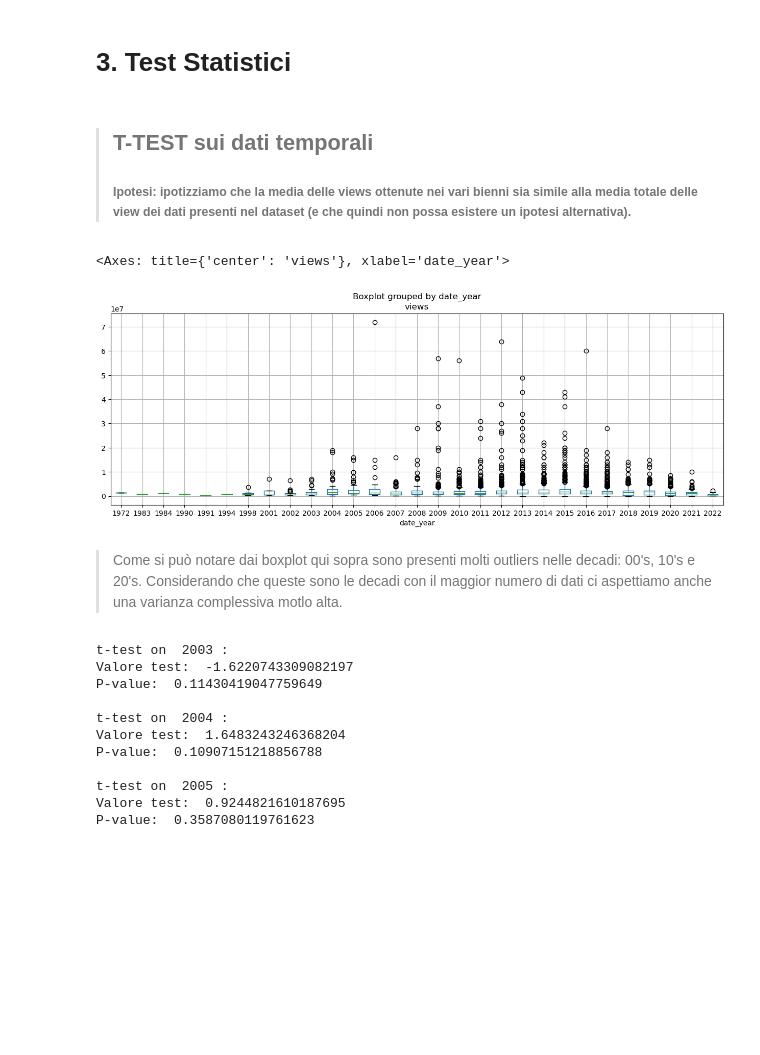
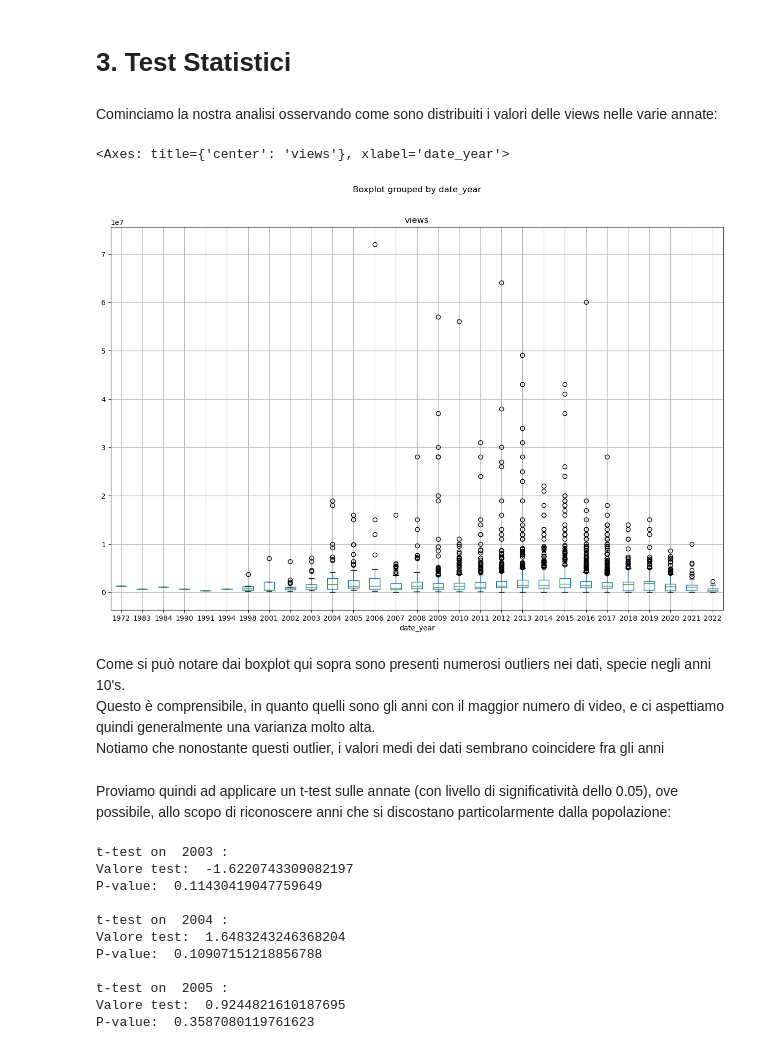
Before and after one commit to InKeaton/DataTed, a Jupyter notebook: data_ted_neo.ipynb, the cells around one changed output. Drawn from its saved outputs; the diff is of its cells as text; code cells hidden in the pictures; blank space fills up the shorter version.

```diff
--- a/data_ted_neo.ipynb
+++ b/data_ted_neo.ipynb
@@ -472,17 +479,17 @@ corr_matrix_fun(daTed, ["views", "likes"], "Matrice di Correlazione fra \n visua
 [figure]
 # %% [markdown]
 # 3. Test Statistici
-# %% [markdown]
->## T-TEST sui dati temporali
->#####  Ipotesi: ipotizziamo che la media delle views ottenute nei vari bienni sia simile alla media totale delle view dei dati presenti nel dataset (e che quindi non possa esistere un ipotesi alternativa). </u>
+# %% [markdown]
+Cominciamo la nostra analisi osservando come sono distribuiti i valori delle views nelle varie annate:
 # %%
-daTed.boxplot(column = "views", by = "date_year", figsize=(15, 5))
+daTed.boxplot(column = "views", by = "date_year", figsize=(15, 10))
 # %% [output]
 <Axes: title={'center': 'views'}, xlabel='date_year'>
-[figure, old version]
+[figure, new version]
 # %% [markdown]
->Come si può notare dai boxplot qui sopra sono presenti molti outliers nelle decadi: 00's, 10's e 20's.
-Considerando che queste sono le decadi con il maggior numero di dati ci aspettiamo anche una varianza complessiva motlo  alta.
+Come si può notare dai boxplot qui sopra sono presenti numerosi outliers nei dati, specie negli anni 10's. <br> Questo è comprensibile, in quanto quelli sono gli anni con il maggior numero di video, e ci aspettiamo quindi generalmente una varianza molto alta. <br> Notiamo che nonostante questi outlier, i valori medi dei dati sembrano coincidere fra gli anni
+# %% [markdown]
+Proviamo quindi ad applicare un t-test sulle annate (con livello di significatività dello 0.05), ove possibile, allo scopo di riconoscere anni che si discostano particolarmente dalla popolazione:
 # %%
 popolazione = len(daTed)
 
```
Also changed, not shown: parts of 50 cells of this notebook.
